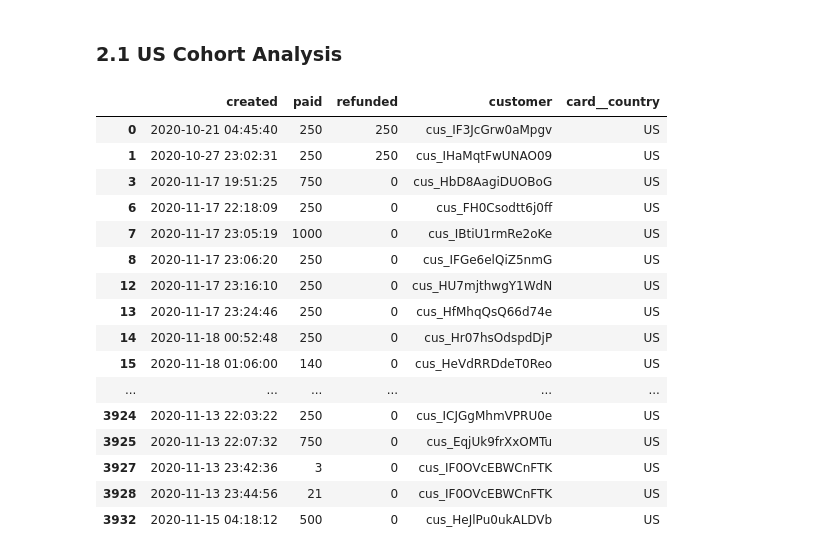
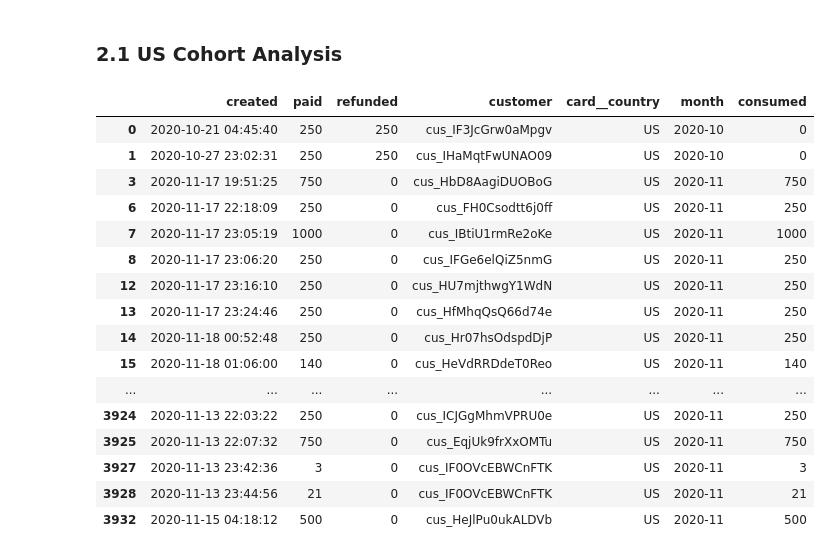
Before and after one commit to shy1213/Cohort-Analysis, a Jupyter notebook: Project.ipynb, the cells around one changed output. Saved outputs shown, nothing was run; the diff lists cells and outputs as text; code cells hidden in the pictures.

```diff
--- a/Project.ipynb
+++ b/Project.ipynb
@@ -62,23 +66,31 @@ data_set_US = data_set_US.loc[data_set_US['card__country'] == 'US']
 # %%
 data_set_US['created'] = data_set_US['created'].str.replace('T', ' ')
 data_set_US['created'] = data_set_US['created'].str.replace('Z', '')
-# %%
-data_set_US
-# %% [output]
-|  | created | paid | refunded | customer | card__country |
-| 0 | 2020-10-21 04:45:40 | 250 | 250 | cus_IF3JcGrw0aMpgv | US |
-| 1 | 2020-10-27 23:02:31 | 250 | 250 | cus_IHaMqtFwUNAO09 | US |
-| 3 | 2020-11-17 19:51:25 | 750 | 0 | cus_HbD8AagiDUOBoG | US |
-| 6 | 2020-11-17 22:18:09 | 250 | 0 | cus_FH0Csodtt6j0ff | US |
-| 7 | 2020-11-17 23:05:19 | 1000 | 0 | cus_IBtiU1rmRe2oKe | US |
-| 8 | 2020-11-17 23:06:20 | 250 | 0 | cus_IFGe6elQiZ5nmG | US |
-| 12 | 2020-11-17 23:16:10 | 250 | 0 | cus_HU7mjthwgY1WdN | US |
-| 13 | 2020-11-17 23:24:46 | 250 | 0 | cus_HfMhqQsQ66d74e | US |
-| 14 | 2020-11-18 00:52:48 | 250 | 0 | cus_Hr07hsOdspdDjP | US |
-| 15 | 2020-11-18 01:06:00 | 140 | 0 | cus_HeVdRRDdeT0Reo | US |
-| ... | ... | ... | ... | ... | ... |
-| 3924 | 2020-11-13 22:03:22 | 250 | 0 | cus_ICJGgMhmVPRU0e | US |
-| 3925 | 2020-11-13 22:07:32 | 750 | 0 | cus_EqjUk9frXxOMTu | US |
-| 3927 | 2020-11-13 23:42:36 | 3 | 0 | cus_IF0OVcEBWCnFTK | US |
-| 3928 | 2020-11-13 23:44:56 | 21 | 0 | cus_IF0OVcEBWCnFTK | US |
-| 3932 | 2020-11-15 04:18:12 | 500 | 0 | cus_HeJlPu0ukALDVb | US |
+# %%
+data_set_US['consumed'] = data_set_US['paid'] - data_set_US['refunded']
+index = 0
+US_period = []
+while index < appear_times['US']:
+    US_period.append(index + 1)
+    index += 1
+df_month = pd.DataFrame({"y": US_period}, index = pd.to_datetime(data_set_US['created']))
+data_set_US['month'] = df_month.index.to_period('M')
+data_set_US
+# %% [output]
+|  | created | paid | refunded | customer | card__country | month | consumed |
+| 0 | 2020-10-21 04:45:40 | 250 | 250 | cus_IF3JcGrw0aMpgv | US | 2020-10 | 0 |
+| 1 | 2020-10-27 23:02:31 | 250 | 250 | cus_IHaMqtFwUNAO09 | US | 2020-10 | 0 |
+| 3 | 2020-11-17 19:51:25 | 750 | 0 | cus_HbD8AagiDUOBoG | US | 2020-11 | 750 |
+| 6 | 2020-11-17 22:18:09 | 250 | 0 | cus_FH0Csodtt6j0ff | US | 2020-11 | 250 |
+| 7 | 2020-11-17 23:05:19 | 1000 | 0 | cus_IBtiU1rmRe2oKe | US | 2020-11 | 1000 |
+| 8 | 2020-11-17 23:06:20 | 250 | 0 | cus_IFGe6elQiZ5nmG | US | 2020-11 | 250 |
+| 12 | 2020-11-17 23:16:10 | 250 | 0 | cus_HU7mjthwgY1WdN | US | 2020-11 | 250 |
+| 13 | 2020-11-17 23:24:46 | 250 | 0 | cus_HfMhqQsQ66d74e | US | 2020-11 | 250 |
+| 14 | 2020-11-18 00:52:48 | 250 | 0 | cus_Hr07hsOdspdDjP | US | 2020-11 | 250 |
+| 15 | 2020-11-18 01:06:00 | 140 | 0 | cus_HeVdRRDdeT0Reo | US | 2020-11 | 140 |
+| ... | ... | ... | ... | ... | ... | ... | ... |
+| 3924 | 2020-11-13 22:03:22 | 250 | 0 | cus_ICJGgMhmVPRU0e | US | 2020-11 | 250 |
+| 3925 | 2020-11-13 22:07:32 | 750 | 0 | cus_EqjUk9frXxOMTu | US | 2020-11 | 750 |
+| 3927 | 2020-11-13 23:42:36 | 3 | 0 | cus_IF0OVcEBWCnFTK | US | 2020-11 | 3 |
+| 3928 | 2020-11-13 23:44:56 | 21 | 0 | cus_IF0OVcEBWCnFTK | US | 2020-11 | 21 |
+| 3932 | 2020-11-15 04:18:12 | 500 | 0 | cus_HeJlPu0ukALDVb | US | 2020-11 | 500 |
```
Also changed, not shown: parts of 3 cells of this notebook.
